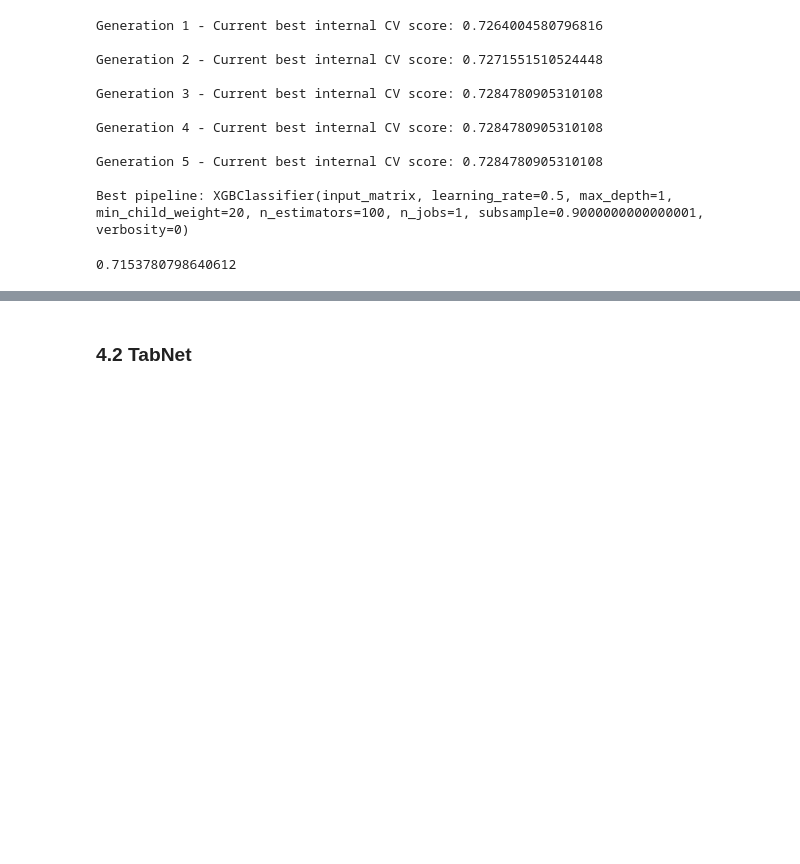
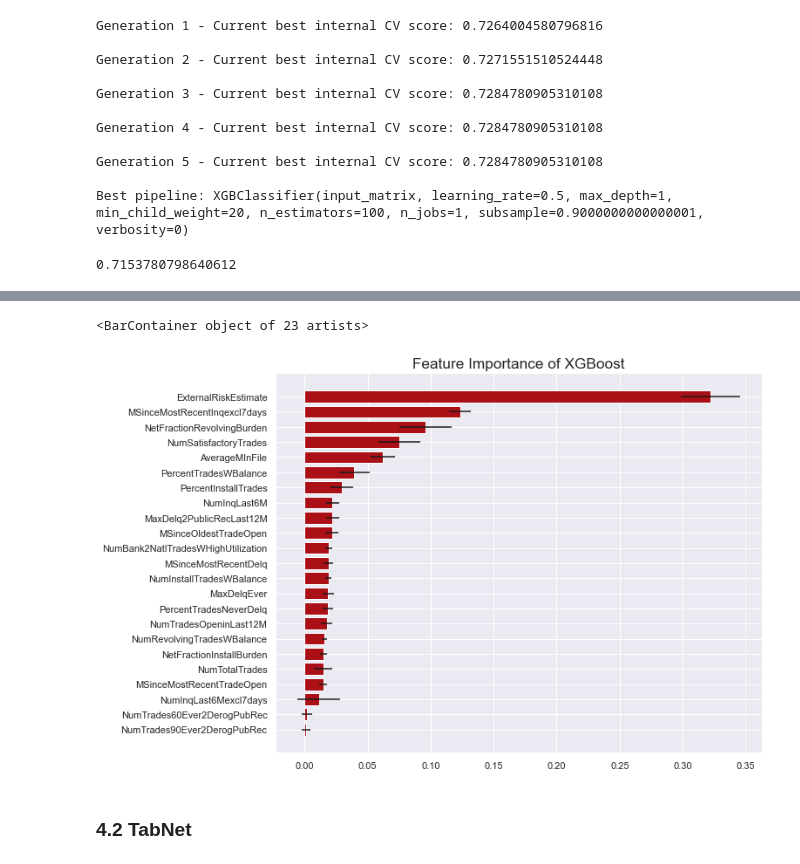
Before and after one commit to 1pha/xai606_project1, a Jupyter notebook: doodle.ipynb, the cells around one changed output, grey strips where cells are left out. Saved outputs shown, nothing was run; the diff lists cells and outputs as text; code cells hidden in the pictures; blank space fills up the shorter version.

```diff
--- a/doodle.ipynb
+++ b/doodle.ipynb
@@ -158,0 +165,24 @@ f1_score(testing_target, results)
+# %%
+# 10-fold training
+kfold = KFold(n_splits=10)
+
+models = []
+valid_scores = []
+test_scores = []
+feature_importances = []
+for n, (train_index, test_index) in enumerate(kfold.split(X_train)):
+
+    model = XGBClassifier(
+        learning_rate=0.5,
+        max_depth=1,
+        min_child_weight=20,
+        n_estimators=100,
+        n_jobs=1,
+        subsample=0.9,
+        verbosity=0
+    )
+    model.fit(X_train.values[train_index], y_train.values[train_index])
+    print(f"{n}th fold valid score: {f1_score(y_train.values[test_index], model.predict(X_train.values[test_index]))}")
+    print(f"{n}th fold hold-out test score: {f1_score(y_dev, model.predict(X_dev))}")
+    models.append(model)
+    feature_importances.append(model.feature_importances_)
@@ -159,2 +210,13 @@ f1_score(testing_target, results)
+# %%
+mean_fi = np.mean(feature_importances, axis=0)
+std_fi = np.std(feature_importances, axis=0)
+# %%
+fig, ax = plt.subplots(figsize=(10,8))
+sorted_idx = mean_fi.argsort()
+ax.set_title("Feature Importance of XGBoost", size="x-large")
+plt.barh(X_train.columns[sorted_idx], mean_fi[sorted_idx], xerr=std_fi[sorted_idx])
+# %% [output]
+<BarContainer object of 23 artists>
+[figure, added]
 # %% [markdown]
 ### 4.2 TabNet
```
Also changed, not shown: parts of 37 cells of this notebook.
